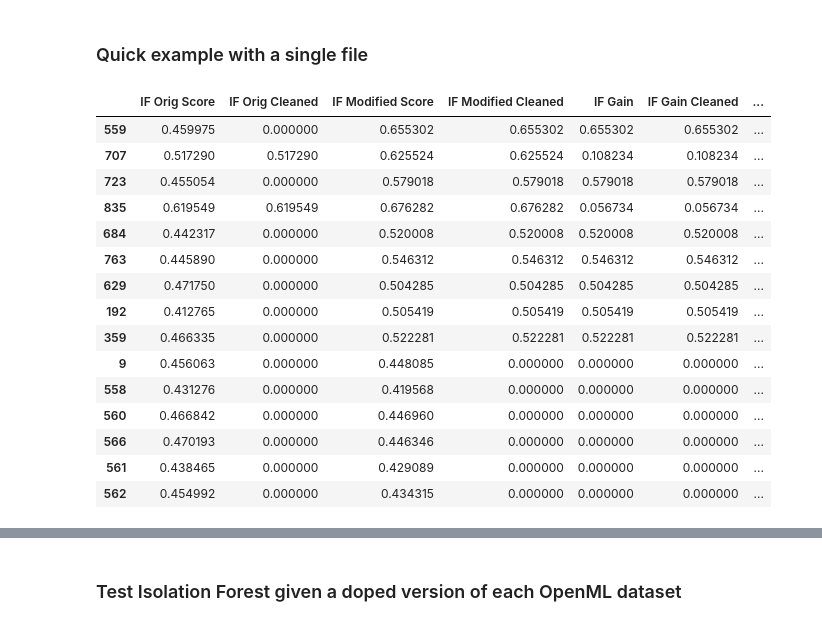
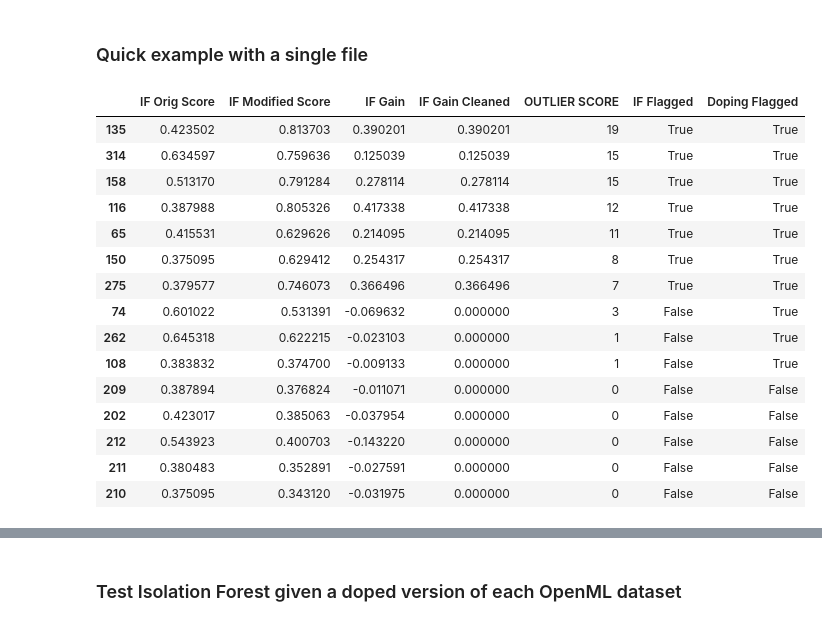
Before and after one commit to Brett-Kennedy/DopingOutlierTester, a Jupyter notebook: examples/Test_Doping_OpenML_IF.ipynb, the cells around one changed output, grey strips where cells are left out. Drawn from its saved outputs; the diff is of its cells as text; code cells hidden in the pictures.

```diff
--- a/examples/Test_Doping_OpenML_IF.ipynb
+++ b/examples/Test_Doping_OpenML_IF.ipynb
@@ -120,26 +120,30 @@ def get_count_encoding(df):
 # %% [markdown]
 ### Quick example with a single file
 # %%
-# In this example, we use the vehicle dataset from OpenML. We get the
-# outlier scores of each row using Isolation Forest (IF) before and
-# after doping the dataset, and check if the IF is able to correctly
-# give higher scores to the modified rows after vs before doping.
+# In this example, we use the solar_flare dataset from OpenML. We get the
+# outlier scores of each row using Isolation Forest (IF) before and after
+# doping the dataset, and check if the IF is able to correctly give higher
+# scores to the modified rows after vs before doping.
 
 # We check the spearman correlation to determine if the specific increase
 # in IF score has a rank-order correlation with the outlier scores
 # estimated by the doping process.
 
-# We also create binary flags to indicate if the IF flagged each
-# row and if the row was modifified by the doping process. We check
-# for overlap in these using the jaccard similarity score.
+# We also create binary versions of the IF Scores and the doping tool's
+# estimate of the increase in outlierness. With IF scores, we create a
+# binary flag to indicate if the change in IF score was greater than 0.
+# With the doping tool's score, we also create a binary flag to indicate
+# if this is greater than zero. Given these, we can calculate the
+# Jaccard similarity to determine to what extent the IF flagged the
+# correct set of rows.
 
-# In this example, both scores perform well, though this is based on
-# a cut-off for IF scores of 0.5, which will not work for all datasets
-# and is done here for simplicity.
+# In this example, both scores perform well, and we can see roughly 10
+# rows were given higher IF scores on the modified than the original
+# dataset.
 
 
 # Collect a single dataset from OpenML
-data = fetch_openml('vehicle', version=1)
+data = fetch_openml('solar-flare', version=3)
 df = pd.DataFrame(data.data, columns=data.feature_names)
 
 # Create a doped version of the dataset
@@ -151,7 +155,7 @@ df_encoded = get_count_encoding(df)
 df_encoded = df_encoded.fillna(0)
 df_encoded = df_encoded.replace([np.nan, -np.nan], 0)
 
-# Get IsolationForest (IF) scores on original data
+# Get IsolationForest scores on original data
 det = IsolationForest(random_state=0)
 det.fit(df_encoded)
 y_orig_if = det.score_samples(df_encoded)
@@ -166,62 +170,62 @@ det = IsolationForest(random_state=0)
 det.fit(df_modified_encoded)
 y_modified_if = det.score_samples(df_modified_encoded)
 
-# Store the IF results. We clean the IF scores by converting them to a larger-is-more-anomalous
-# format, and setting any low scores to zero. We then take the difference in IF scores between
-# the original and doped datasets. Ideally, the doped rows will be flagged as being more
-# anomalous then their original form.
+# Store the IF results. We clean the IF scores by converting them to a
+# larger-is-more-anomalous format. We then take the difference in IF
+# scores between the original and doped datasets. Ideally, the doped
+# rows will be flagged as being more anomalous then their original form.
+# We clean the gain to make viewing the output easier.
 df_modified['IF Orig Score'] = y_orig_if * (-1)
-df_modified['IF Orig Cleaned'] = df_modified['IF Orig Score'].apply(lambda x: 0 if x <= 0.5 else x)
 df_modified['IF Modified Score'] = y_modified_if * (-1)
-df_modified['IF Modified Cleaned'] = df_modified['IF Modified Score'].apply(lambda x: 0 if x <= 0.5 else x)
-df_modified['IF Gain'] = df_modified['IF Modified Cleaned'] - df_modified['IF Orig Cleaned']
+df_modified['IF Gain'] = df_modified['IF Modified Score'] - df_modified['IF Orig Score']
 df_modified['IF Gain Cleaned'] = df_modified['IF Gain'].apply(lambda x: 0 if x <= 0.0 else x)
 
 # Store the outlier score estimated by the doping tool
 df_modified['OUTLIER SCORE'] = outlier_scores
 
 # Add binary columns indicating if IF and the Doping process identified the rows
 # with any score
-df_modified['IF Flagged'] = df_modified['IF Gain Cleaned'] > 0
+df_modified['IF Flagged'] = df_modified['IF Gain Cleaned'] > 0.01
 df_modified['Doping Flagged'] = df_modified['OUTLIER SCORE'] > 0
 
 # Display the results. This just shows the 10 rows that were modified as well as 5 other rows.
 display(df_modified[[
     'IF Orig Score',
-    'IF Orig Cleaned',
     'IF Modified Score',
-    'IF Modified Cleaned',
     'IF Gain',
     'IF Gain Cleaned',
     'OUTLIER SCORE',
     'IF Flagged',
     'Doping Flagged'
     ]].sort_values(['OUTLIER SCORE'], ascending=False).head(15))
 
 # Print the correlations
 print("Spearman Correlation: Gain in IF scores to: Estimated Scores: ",
       scipy.stats.spearmanr(df_modified['IF Gain Cleaned'], df_modified['OUTLIER SCORE'])[0])
 
 print("Jaccard Similarity: Gain in IF scores to: Estimated Scores: ",
       jaccard_score(df_modified['IF Flagged'], df_modified['Doping Flagged']))
 
 # Print the number of rows where there is an increase in IF scores. Ideally this will be
 # close to 10, the actual number modified.
 print(f"Number rows with increase in IF scores: {df_modified['IF Flagged'].sum()}")
+
+# The IF misses 3 modified rows, but these had very low scores from the doping
+# tool, indicating they were not significantly changed.
 # %% [output]
-|  | IF Orig Score | IF Orig Cleaned | IF Modified Score | IF Modified Cleaned | IF Gain | IF Gain Cleaned | ... |
-| 559 | 0.459975 | 0.000000 | 0.655302 | 0.655302 | 0.655302 | 0.655302 | ... |
-| 707 | 0.517290 | 0.517290 | 0.625524 | 0.625524 | 0.108234 | 0.108234 | ... |
-| 723 | 0.455054 | 0.000000 | 0.579018 | 0.579018 | 0.579018 | 0.579018 | ... |
-| 835 | 0.619549 | 0.619549 | 0.676282 | 0.676282 | 0.056734 | 0.056734 | ... |
-| 684 | 0.442317 | 0.000000 | 0.520008 | 0.520008 | 0.520008 | 0.520008 | ... |
-| 763 | 0.445890 | 0.000000 | 0.546312 | 0.546312 | 0.546312 | 0.546312 | ... |
-| 629 | 0.471750 | 0.000000 | 0.504285 | 0.504285 | 0.504285 | 0.504285 | ... |
-| 192 | 0.412765 | 0.000000 | 0.505419 | 0.505419 | 0.505419 | 0.505419 | ... |
-| 359 | 0.466335 | 0.000000 | 0.522281 | 0.522281 | 0.522281 | 0.522281 | ... |
-| 9 | 0.456063 | 0.000000 | 0.448085 | 0.000000 | 0.000000 | 0.000000 | ... |
-| 558 | 0.431276 | 0.000000 | 0.419568 | 0.000000 | 0.000000 | 0.000000 | ... |
-| 560 | 0.466842 | 0.000000 | 0.446960 | 0.000000 | 0.000000 | 0.000000 | ... |
-| 566 | 0.470193 | 0.000000 | 0.446346 | 0.000000 | 0.000000 | 0.000000 | ... |
-| 561 | 0.438465 | 0.000000 | 0.429089 | 0.000000 | 0.000000 | 0.000000 | ... |
-| 562 | 0.454992 | 0.000000 | 0.434315 | 0.000000 | 0.000000 | 0.000000 | ... |
+|  | IF Orig Score | IF Modified Score | IF Gain | IF Gain Cleaned | OUTLIER SCORE | IF Flagged | Doping Flagged |
+| 135 | 0.423502 | 0.813703 | 0.390201 | 0.390201 | 19 | True | True |
+| 314 | 0.634597 | 0.759636 | 0.125039 | 0.125039 | 15 | True | True |
+| 158 | 0.513170 | 0.791284 | 0.278114 | 0.278114 | 15 | True | True |
+| 116 | 0.387988 | 0.805326 | 0.417338 | 0.417338 | 12 | True | True |
+| 65 | 0.415531 | 0.629626 | 0.214095 | 0.214095 | 11 | True | True |
+| 150 | 0.375095 | 0.629412 | 0.254317 | 0.254317 | 8 | True | True |
+| 275 | 0.379577 | 0.746073 | 0.366496 | 0.366496 | 7 | True | True |
+| 74 | 0.601022 | 0.531391 | -0.069632 | 0.000000 | 3 | False | True |
+| 262 | 0.645318 | 0.622215 | -0.023103 | 0.000000 | 1 | False | True |
+| 108 | 0.383832 | 0.374700 | -0.009133 | 0.000000 | 1 | False | True |
+| 209 | 0.387894 | 0.376824 | -0.011071 | 0.000000 | 0 | False | False |
+| 202 | 0.423017 | 0.385063 | -0.037954 | 0.000000 | 0 | False | False |
+| 212 | 0.543923 | 0.400703 | -0.143220 | 0.000000 | 0 | False | False |
+| 211 | 0.380483 | 0.352891 | -0.027591 | 0.000000 | 0 | False | False |
+| 210 | 0.375095 | 0.343120 | -0.031975 | 0.000000 | 0 | False | False |
```
Also changed, not shown: parts of 7 cells of this notebook, 1 other file.
